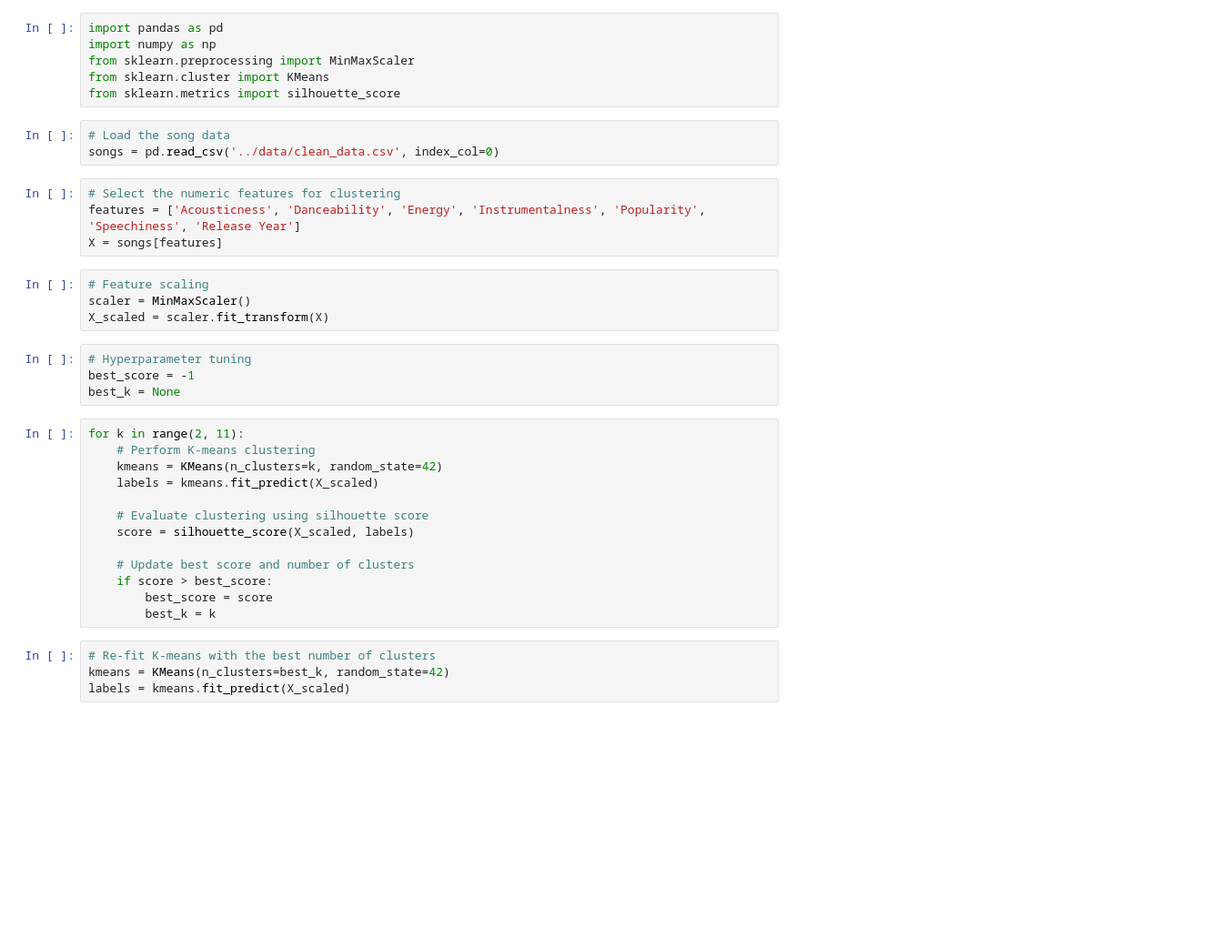
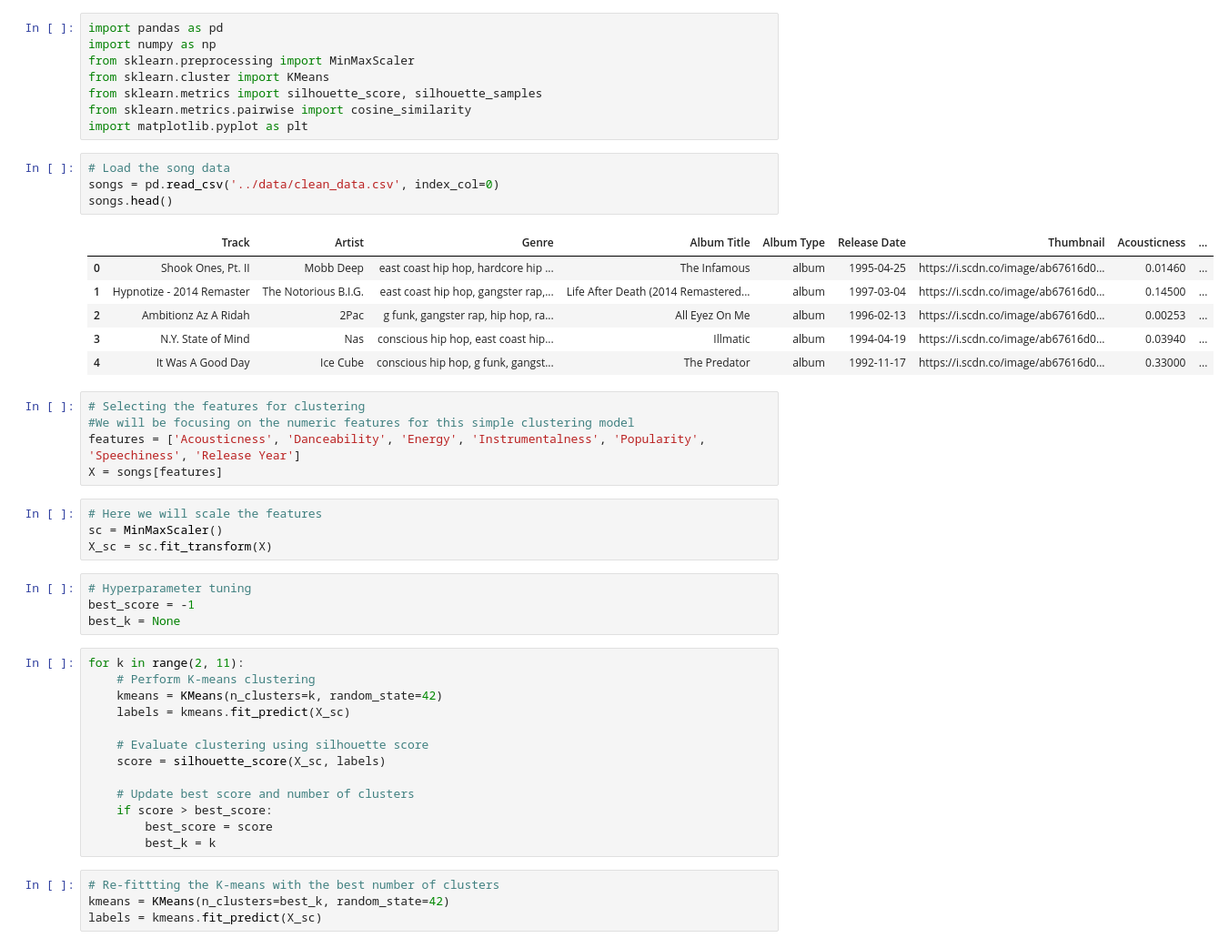
Before and after one commit to WillLopez6/spotify_recommender, a Jupyter notebook: code/Cluster_Model.ipynb, the cells around one changed output. Shown at 91% size. Saved outputs shown, nothing was run; the diff lists cells and outputs as text; blank space fills up the shorter version.

```diff
--- a/code/Cluster_Model.ipynb
+++ b/code/Cluster_Model.ipynb
@@ -3,18 +8,29 @@ import pandas as pd
 import numpy as np
 from sklearn.preprocessing import MinMaxScaler
 from sklearn.cluster import KMeans
-from sklearn.metrics import silhouette_score
+from sklearn.metrics import silhouette_score, silhouette_samples
+from sklearn.metrics.pairwise import cosine_similarity
+import matplotlib.pyplot as plt
 # %%
 # Load the song data
 songs = pd.read_csv('../data/clean_data.csv', index_col=0)
+songs.head()
+# %% [output]
+|  | Track | Artist | Genre | Album Title | Album Type | Release Date | Thumbnail | Acousticness | ... |
+| 0 | Shook Ones, Pt. II | Mobb Deep | east coast hip hop, hardcore hip ... | The Infamous | album | 1995-04-25 | https://i.scdn.co/image/ab67616d0... | 0.01460 | ... |
+| 1 | Hypnotize - 2014 Remaster | The Notorious B.I.G. | east coast hip hop, gangster rap,... | Life After Death (2014 Remastered... | album | 1997-03-04 | https://i.scdn.co/image/ab67616d0... | 0.14500 | ... |
+| 2 | Ambitionz Az A Ridah | 2Pac | g funk, gangster rap, hip hop, ra... | All Eyez On Me | album | 1996-02-13 | https://i.scdn.co/image/ab67616d0... | 0.00253 | ... |
+| 3 | N.Y. State of Mind | Nas | conscious hip hop, east coast hip... | Illmatic | album | 1994-04-19 | https://i.scdn.co/image/ab67616d0... | 0.03940 | ... |
+| 4 | It Was A Good Day | Ice Cube | conscious hip hop, g funk, gangst... | The Predator | album | 1992-11-17 | https://i.scdn.co/image/ab67616d0... | 0.33000 | ... |
 # %%
-# Select the numeric features for clustering
+# Selecting the features for clustering
+#We will be focusing on the numeric features for this simple clustering model
 features = ['Acousticness', 'Danceability', 'Energy', 'Instrumentalness', 'Popularity', 'Speechiness', 'Release Year']
 X = songs[features]
 # %%
-# Feature scaling
-scaler = MinMaxScaler()
-X_scaled = scaler.fit_transform(X)
+# Here we will scale the features
+sc = MinMaxScaler()
+X_sc = sc.fit_transform(X)
 # %%
 # Hyperparameter tuning
 best_score = -1
@@ -23,17 +39,17 @@ best_k = None
 for k in range(2, 11):
     # Perform K-means clustering
     kmeans = KMeans(n_clusters=k, random_state=42)
-    labels = kmeans.fit_predict(X_scaled)
+    labels = kmeans.fit_predict(X_sc)
 
     # Evaluate clustering using silhouette score
-    score = silhouette_score(X_scaled, labels)
+    score = silhouette_score(X_sc, labels)
 
     # Update best score and number of clusters
     if score > best_score:
         best_score = score
         best_k = k
 # %%
-# Re-fit K-means with the best number of clusters
+# Re-fittting the K-means with the best number of clusters
 kmeans = KMeans(n_clusters=best_k, random_state=42)
-labels = kmeans.fit_predict(X_scaled)
+labels = kmeans.fit_predict(X_sc)
 # %%
```
Also changed, not shown: parts of 16 cells of this notebook, 10 other files.
